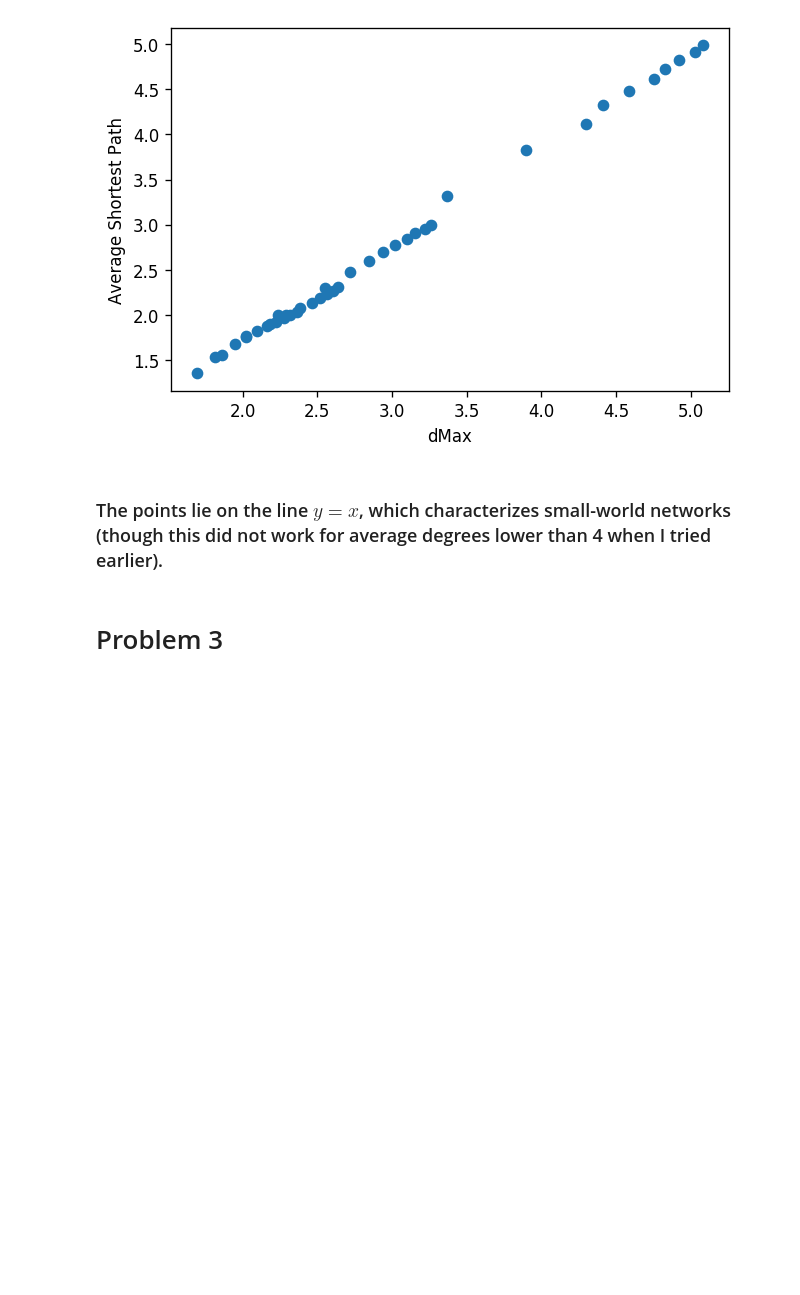
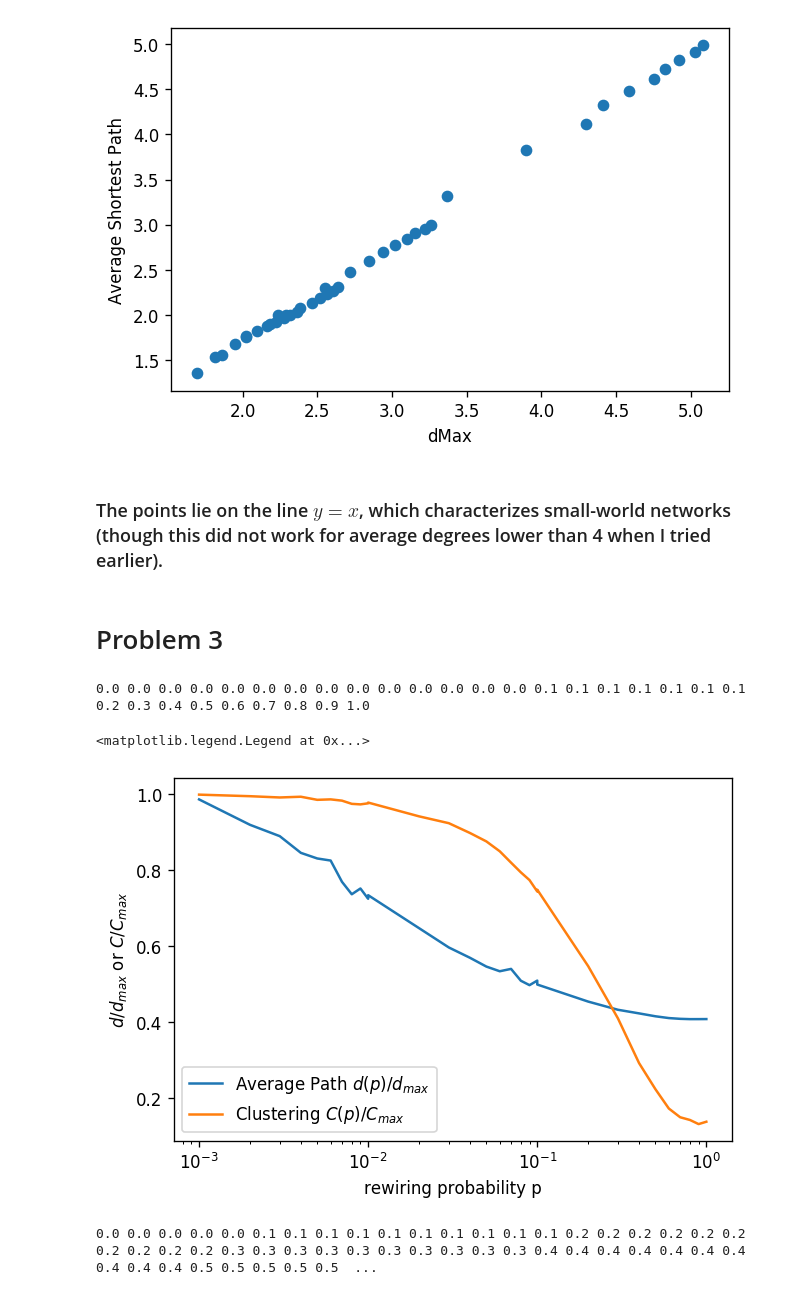
Before and after one commit to matheushjs/sandbox, a Jupyter notebook: complex_nets/lista3.ipynb, the cells around one changed output. Cells and saved outputs as stored; diff of their text form; code cells hidden in the pictures; blank space fills up the shorter version.

```diff
--- a/complex_nets/lista3.ipynb
+++ b/complex_nets/lista3.ipynb
@@ -207,3 +207,59 @@ Text(0.5, 0, 'dMax')
 ### The points lie on the line $y = x$, which characterizes small-world networks (though this did not work for average degrees lower than 4 when I tried earlier).
 # %% [markdown]
 # Problem 3
+# %%
+p = np.concatenate([
+#    np.linspace(1e-4, 1e-3, num=10),
+    np.linspace(1e-3, 1e-2, num=10),
+    np.linspace(1e-2, 1e-1, num=10),
+    np.linspace(1e-1, 1e-0, num=10)
+])
+
+avgPath = []
+clustering = []
+
+maxG = nx.watts_strogatz_graph(100, 10, 0)
+maxAvgPath = nx.average_shortest_path_length(maxG)
+maxClustering = nx.average_clustering(maxG)
+
+for pi in p:
+    print(np.round(pi, decimals=1), end=" ")
+
+    graph = lambda p: nx.watts_strogatz_graph(100, 10, p)
+    path  = lambda G: nx.average_shortest_path_length(G)
+    clus  = lambda G: nx.average_clustering(G)
+
+    avgPath.append(np.mean([path(graph(pi)) for i in range(10) ]) / maxAvgPath)
+    clustering.append(np.mean([ clus(graph(pi)) for i in range(10) ]) / maxClustering)
+# %% [output]
+0.0 0.0 0.0 0.0 0.0 0.0 0.0 0.0 0.0 0.0 0.0 0.0 0.0 0.0 0.1 0.1 0.1 0.1 0.1 0.1 0.1 0.2 0.3 0.4 0.5 0.6 0.7 0.8 0.9 1.0
+# %%
+plt.figure(dpi=120)
+plt.plot(p, avgPath, label="Average Path $d(p) /d_{max}$")
+plt.plot(p, clustering, label="Clustering $C(p) / C_{max}$")
+plt.xscale("log")
+plt.xlabel("rewiring probability p")
+plt.ylabel("$d/d_{max}$ or $C/C_{max}$")
+plt.legend()
+# %% [output]
+<matplotlib.legend.Legend at 0x...>
+[figure, added]
+# %%
+p = np.linspace(0, 1, num=100)
+y = [] # second moment
+
+for pi in p:
+    print(np.round(pi, decimals=1), end=" ")
+
+    graph = lambda p: nx.watts_strogatz_graph(100, 10, p)
+    def var(G):
+        degs = np.array(getVals(G.degree))
+        histX = np.arange(0, np.max(degs) + 1)
+        histY = [ np.sum(degs == i) for i in histX ]
+        histY = histY / np.sum(histY) # normalize
+        mean = np.sum([ x*p for x, p in zip(histX, histY) ])
+        return np.sum([ (x**2)*p for x, p in zip(histX, histY) ]) - mean**2
+
+    y.append(np.mean([var(graph(pi)) for i in range(10) ]) / maxAvgPath)
+# %% [output]
+0.0 0.0 0.0 0.0 0.0 0.1 0.1 0.1 0.1 0.1 0.1 0.1 0.1 0.1 0.1 0.2 0.2 0.2 0.2 0.2 0.2 0.2 0.2 0.2 0.2 0.3 0.3 0.3 0.3 0.3 0.3 0.3 0.3 0.3 0.3 0.4 0.4 0.4 0.4 0.4 0.4 0.4 0.4 0.4 0.4 0.5 0.5 0.5 0.5 0.5  ...
```
Also changed, not shown: parts of 10 cells of this notebook.
